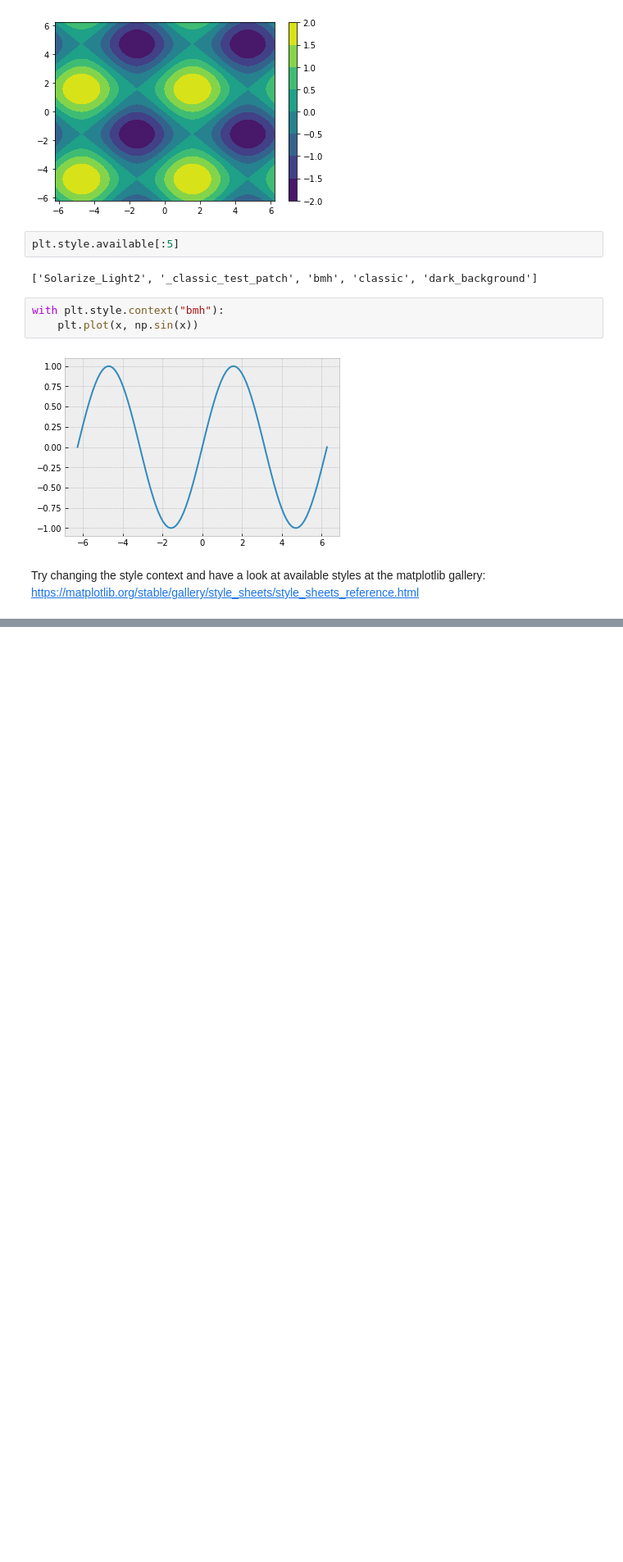
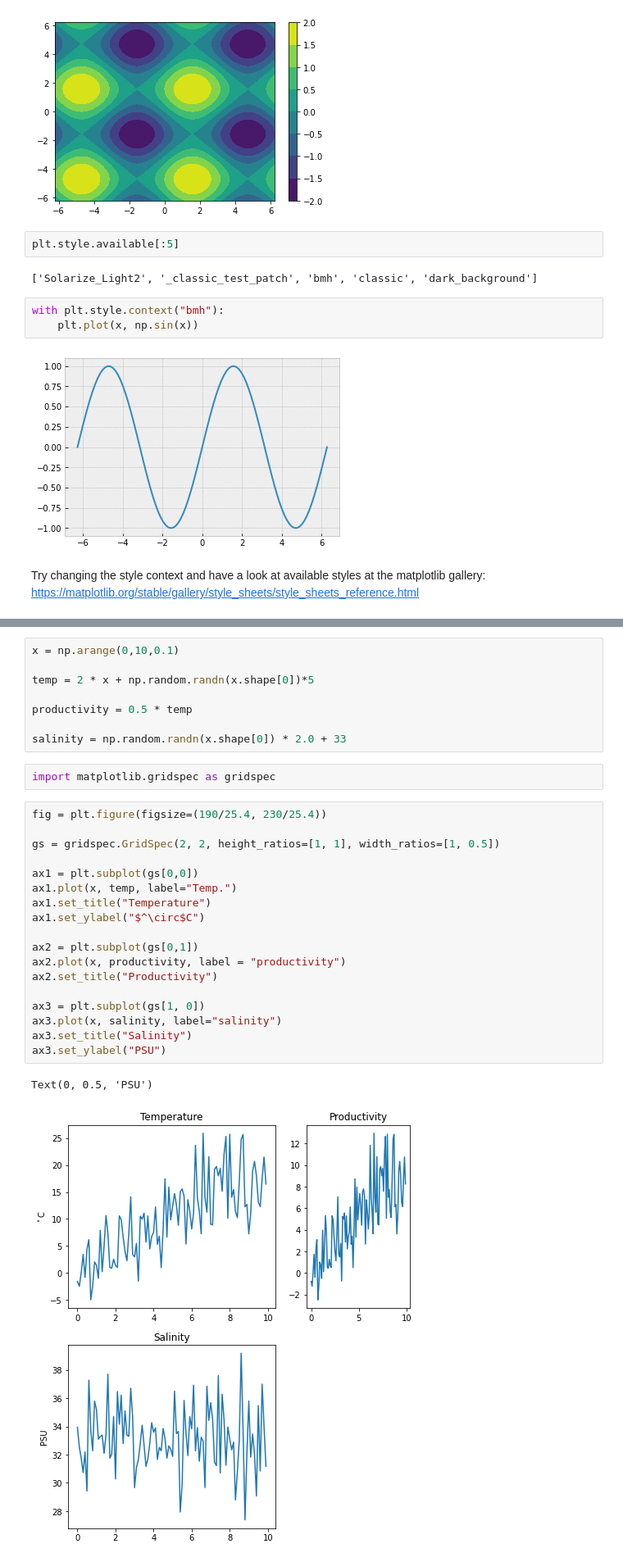
Before and after one commit to adityarn/MAR440_PythonModule, a Jupyter notebook: 03_Matplotlib.ipynb, the cells around one changed output, grey strips where cells are left out. Shown: that part at 82% size. Drawn from its saved outputs; the diff is of its cells as text; blank space fills up the shorter version.

Commit message:
added material to the Matplotlib notebook

```diff
--- a/03_Matplotlib.ipynb
+++ b/03_Matplotlib.ipynb
@@ -206,0 +220,31 @@ Try changing the style context and have a look at available styles at the matplo
+# %%
+x = np.arange(0,10,0.1)
+
+temp = 2 * x + np.random.randn(x.shape[0])*5
+
+productivity = 0.5 * temp
+
+salinity = np.random.randn(x.shape[0]) * 2.0 + 33
+# %%
+import matplotlib.gridspec as gridspec
+# %%
+fig = plt.figure(figsize=(190/25.4, 230/25.4))
+
+gs = gridspec.GridSpec(2, 2, height_ratios=[1, 1], width_ratios=[1, 0.5])
+
+ax1 = plt.subplot(gs[0,0])
+ax1.plot(x, temp, label="Temp.")
+ax1.set_title("Temperature")
+ax1.set_ylabel("$^\circ$C")
+
+ax2 = plt.subplot(gs[0,1])
+ax2.plot(x, productivity, label = "productivity")
+ax2.set_title("Productivity")
+
+ax3 = plt.subplot(gs[1, 0])
+ax3.plot(x, salinity, label="salinity")
+ax3.set_title("Salinity")
+ax3.set_ylabel("PSU")
+# %% [output]
+Text(0, 0.5, 'PSU')
+[figure, added]
```
Also changed, not shown: parts of 4 cells of this notebook, 1 other file.
